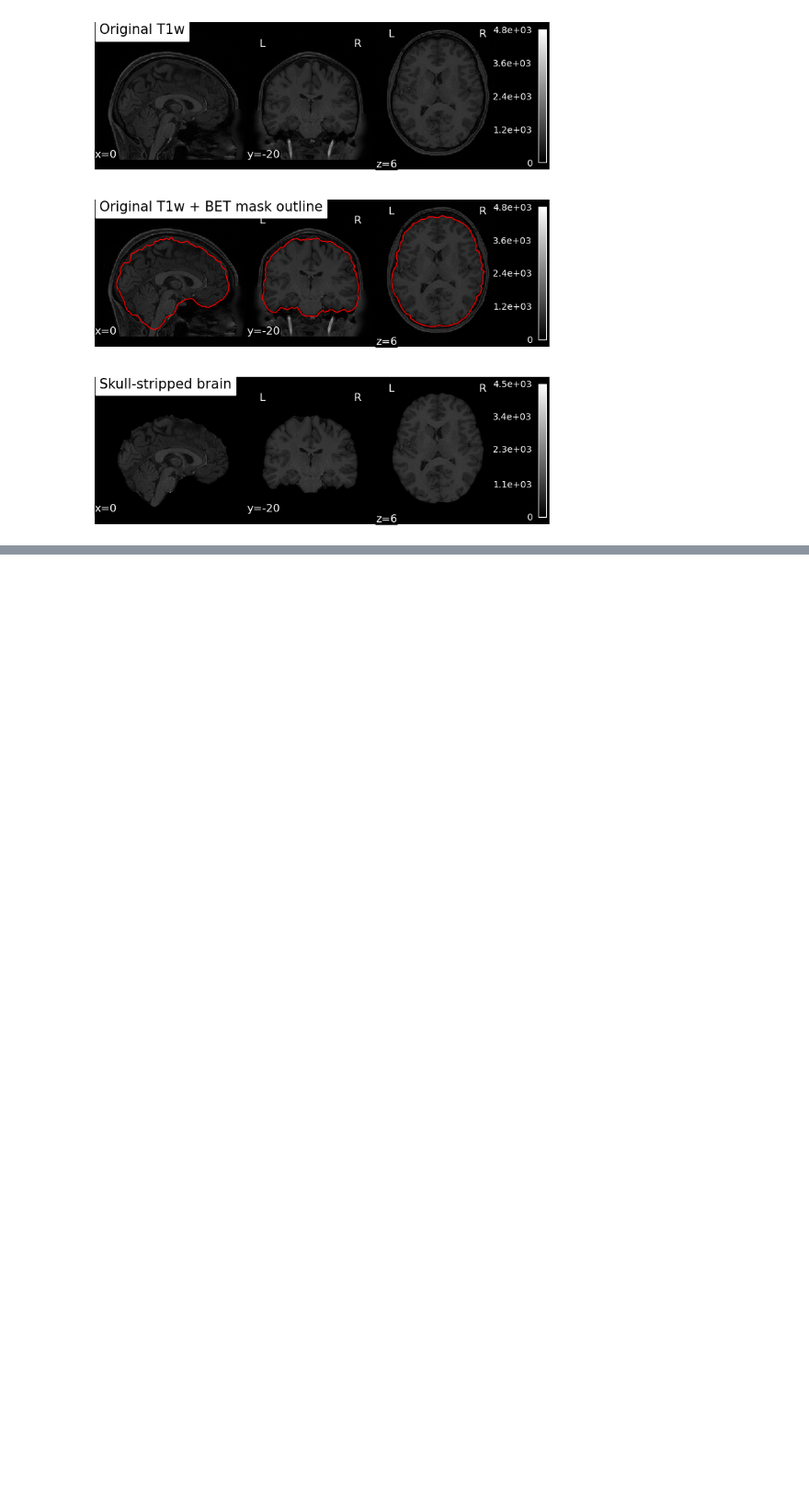
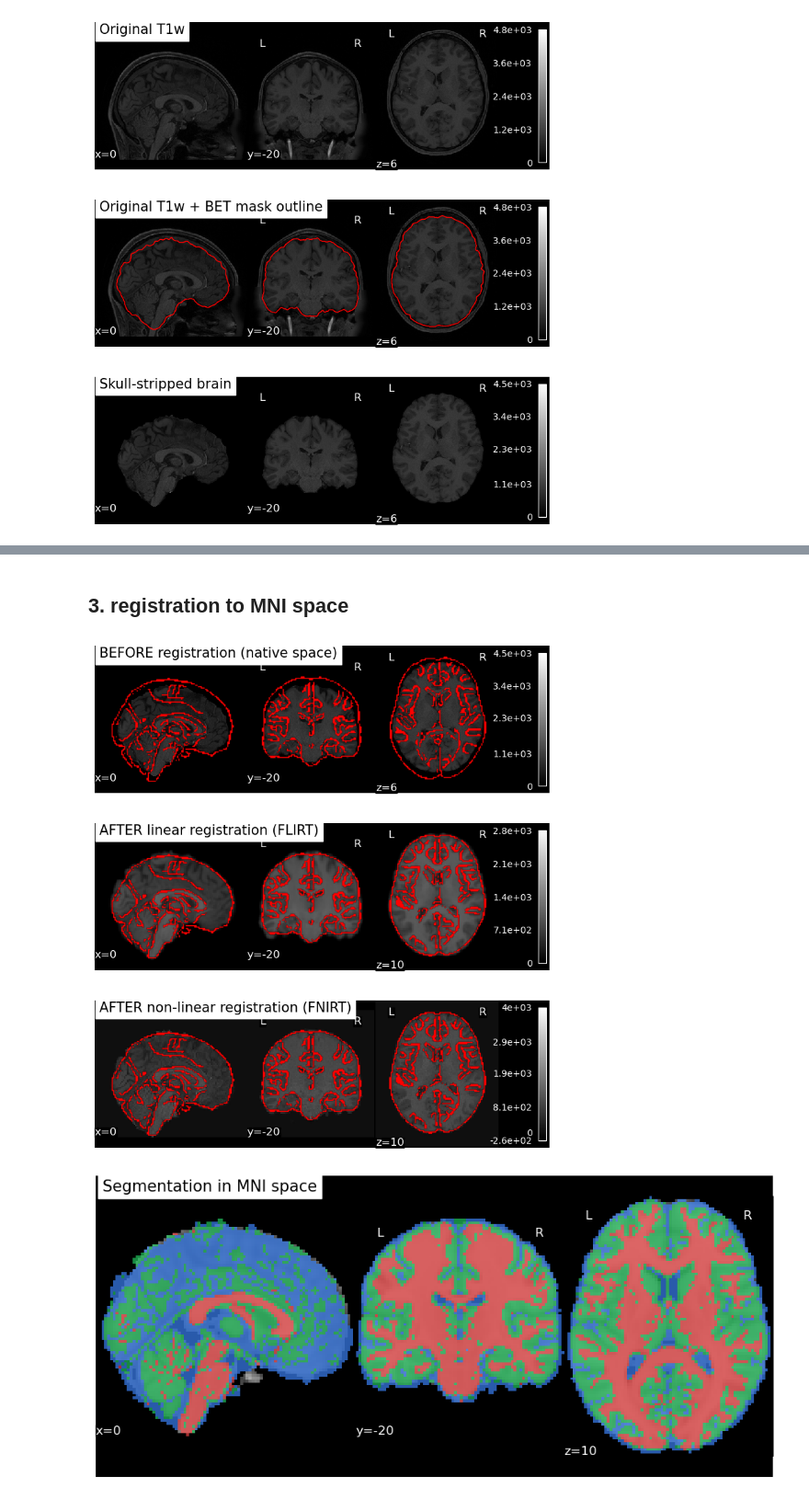
Before and after one commit to matt1234-cmd/NSSP-Mini-project-1, a Jupyter notebook: Project_notebook.ipynb, the cells around one changed output, grey strips where cells are left out. Shown at 92% size. Cells and saved outputs as stored; diff of their text form; code cells hidden in the pictures; blank space fills up the shorter version.

```diff
--- a/Project_notebook.ipynb
+++ b/Project_notebook.ipynb
@@ -100,0 +106,53 @@ plt.show()
+# %% [markdown]
+## 3. registration to MNI space
+# %%
+# ===== CELL 3: c) registration to MNI152 with FSL FLIRT (linear) + FNIRT (non-linear) (needs cells 1-2) =====
+affine = op.join(out_dir, "T1_to_MNI_affine.mat")              # linear transform (saved)
+brain_flirt = op.join(out_dir, "T1w_brain_MNI_linear.nii.gz")  # brain after linear registration
+warp = op.join(out_dir, "T1_to_MNI_warp.nii.gz")               # non-linear warp field (saved)
+brain_nl = op.join(out_dir, "T1w_brain_MNI_nonlinear.nii.gz")  # brain after non-linear registration
+seg_mni = op.join(out_dir, "T1w_seg_MNI.nii.gz")               # segmentation in MNI space
+
+# step 1, FLIRT: 12-parameter affine registration of the brain to the MNI brain
+subprocess.run(["flirt", "-in", brain, "-ref", mni_brain, "-out", brain_flirt,
+                "-omat", affine, "-dof", "12"], check=True)
+
+# step 2, FNIRT: non-linear registration of the whole head, starting from the affine (takes a few minutes)
+subprocess.run(["fnirt", f"--in={t1_reori}", f"--ref={mni_head}", f"--aff={affine}",
+                "--config=T1_2_MNI152_2mm", f"--cout={warp}"], check=True)
+
+# apply the warp: skull-stripped brain (smooth interpolation) and segmentation (nearest neighbour keeps labels)
+subprocess.run(["applywarp", f"--in={brain}", f"--ref={mni_head}", f"--warp={warp}",
+                f"--out={brain_nl}", "--interp=spline"], check=True)
+subprocess.run(["applywarp", f"--in={seg}", f"--ref={mni_head}", f"--warp={warp}",
+                f"--out={seg_mni}", "--interp=nn"], check=True)
+
+# ---- plot: before / after linear / after non-linear; red lines = edges of the MNI152 brain ----
+mni_coords = (0, -20, 10)                                      # slices to show in MNI space
+fig, axs = plt.subplots(3, 1, figsize=(9, 10))
+
+d = plotting.plot_anat(brain, cut_coords=coords, axes=axs[0], draw_cross=False,
+                       title="BEFORE registration (native space)")
+d.add_edges(mni_brain, color="r")                              # MNI edges on top
+
+d = plotting.plot_anat(brain_flirt, cut_coords=mni_coords, axes=axs[1], draw_cross=False,
+                       title="AFTER linear registration (FLIRT)")
+d.add_edges(mni_brain, color="r")
+
+d = plotting.plot_anat(brain_nl, cut_coords=mni_coords, axes=axs[2], draw_cross=False,
+                       title="AFTER non-linear registration (FNIRT)")
+d.add_edges(mni_brain, color="r")
+
+fig.savefig(op.join(fig_dir, "3_registration_MNI.png"), dpi=200, bbox_inches="tight")
+plt.show()
+
+# ---- plot: segmentation brought to MNI space ----
+fig = plt.figure(figsize=(9, 4))
+plotting.plot_roi(seg_mni, bg_img=mni_brain, cut_coords=mni_coords, cmap=cmap, vmin=1, vmax=3,
+                  alpha=0.7, colorbar=False, draw_cross=False, figure=fig,
+                  title="Segmentation in MNI space")
+fig.savefig(op.join(fig_dir, "3b_segmentation_MNI.png"), dpi=200, bbox_inches="tight")
+plt.show()
+# %% [output]
+[figure, added]
+[figure, added]
```
Also changed, not shown: parts of 5 cells of this notebook.
